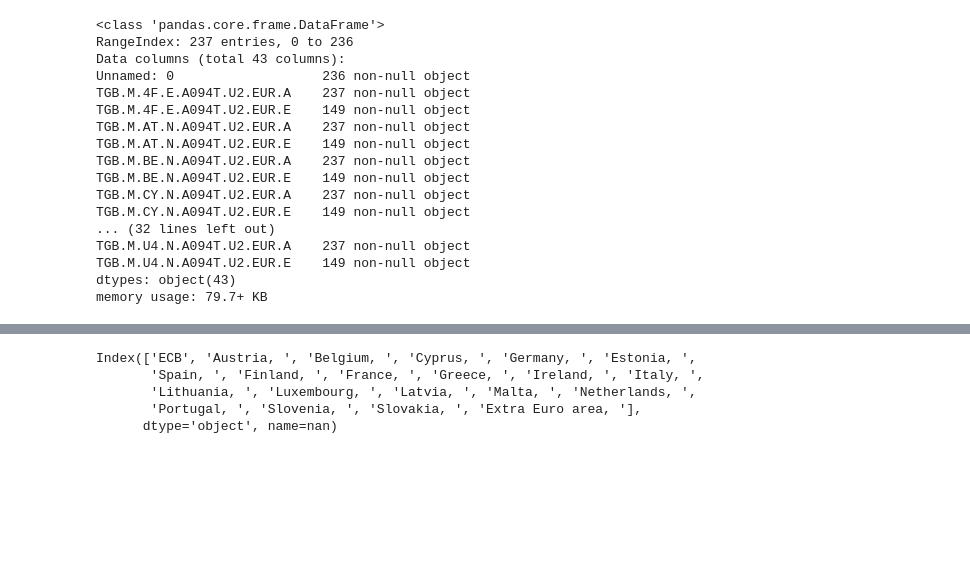
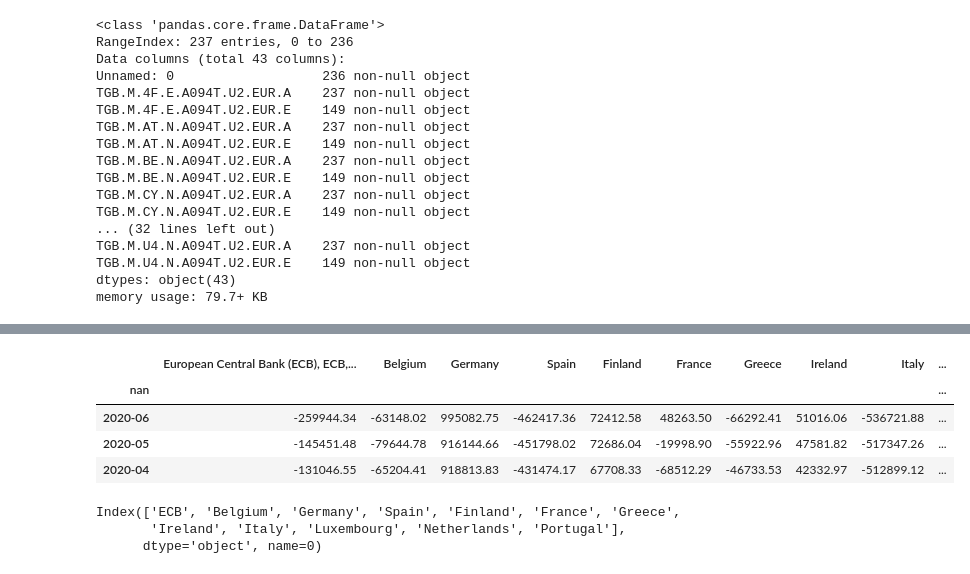
Before and after one commit to claudia-chehade/economy_matters, a Jupyter notebook: _notebooks/2020-08-24-target2.ipynb, the cells around one changed output, grey strips where cells are left out. Saved outputs shown, nothing was run; the diff lists cells and outputs as text; code cells hidden in the pictures; blank space fills up the shorter version.

```diff
--- a/_notebooks/2020-08-24-target2.ipynb
+++ b/_notebooks/2020-08-24-target2.ipynb
@@ -143,7 +54,0 @@ df_average
-# %%
-# hide
-# shorten second line to country names
-suffix = 'NCBs, Average of observations through period'
-#df_average.columns = df_average.columns.apply(lambda x: x[:-len(suffix)] if x.endswith(suffix) else x)
-df_average.rename(columns=lambda x: x[:-len(suffix)] if x.endswith(suffix) else x, inplace=True)
-df_average
@@ -165,11 +74,60 @@ df_average
+# %%
+# hide
+def convert_month(date : str):
+    # 2020Jun
+    year = date[0:4]
+    month = date[4:]
+    datetime_object = datetime.datetime.strptime(month, "%b")
+    month_number = datetime_object.month
+    return f'{year}-{month_number}' if month_number > 9 else f'{year}-0{month_number}'
+
+def reduce_data(df_data, suffix, columns_to_be_dropped=None, countries_to_be_dropped=None):
+    df_data_reduced = df_data.copy()
+    # split into two dataframes with average and end of period
+    if columns_to_be_dropped:
+        df_data_reduced.drop(columns_to_be_dropped, axis=1, inplace=True)
+
+    # drop lines with units and category
+    df_data_reduced.drop(index=1, axis=0, inplace=True)
+    df_data_reduced.drop(index=2, axis=0, inplace=True)
+
+    # set countries as column header
+    df_data_reduced.columns = df_data_reduced.iloc[0]
+
+    # drop countries (now duplicated line)
+    df_data_reduced.drop(df_data_reduced.index[0], inplace=True)
+
+    # set month columns as index
+    df_data_reduced.set_index(list(df_data_reduced.columns[[0]]), inplace=True)
+
+    # remove all other stuff from country columns header
+    df_data_reduced.rename(columns=lambda x: x[:-len(suffix)] if x.endswith(suffix) else x, inplace=True)
+
+    # drop countries with low target2 saldos
+    if countries_with_low_target2:
+        df_data_reduced.drop(countries_with_low_target2, axis=1, inplace=True)
+    return df_data_reduced
+
+df_average = reduce_data(df_target2, ', NCBs, Average of observations through period', columns_e, countries_with_low_target2)
+df_end_period = reduce_data(df_target2, ', NCBs, End of period', columns_a, countries_with_low_target2)
+
+# change indices to numerical values
+df_average = df_average.rename(index = lambda x: convert_month(x))
+df_end_period = df_end_period.rename(index = lambda x: convert_month(x))
+
+df_end_period.head(3)
+# %% [output]
+|  | European Central Bank (ECB), ECB,... | Belgium | Germany | Spain | Finland | France | Greece | Ireland | Italy | ... |
+| nan |  |  |  |  |  |  |  |  |  | ... |
+| 2020-06 | -259944.34 | -63148.02 | 995082.75 | -462417.36 | 72412.58 | 48263.50 | -66292.41 | 51016.06 | -536721.88 | ... |
+| 2020-05 | -145451.48 | -79644.78 | 916144.66 | -451798.02 | 72686.04 | -19998.90 | -55922.96 | 47581.82 | -517347.26 | ... |
+| 2020-04 | -131046.55 | -65204.41 | 918813.83 | -431474.17 | 67708.33 | -68512.29 | -46733.53 | 42332.97 | -512899.12 | ... |
 # %%
 # hide
 df_average.rename(columns={'European Central Bank (ECB), ECB, Average of observations through period': 'ECB'}, inplace=True)
+df_end_period.rename(columns={'European Central Bank (ECB), ECB, End of period': 'ECB'}, inplace=True)
+df_end_period.columns
+# %% [output]
+Index(['ECB', 'Belgium', 'Germany', 'Spain', 'Finland', 'France', 'Greece',
+       'Ireland', 'Italy', 'Luxembourg', 'Netherlands', 'Portugal'],
+      dtype='object', name=0)
-# %%
-df_average.columns
-# %% [output]
-Index(['ECB', 'Austria, ', 'Belgium, ', 'Cyprus, ', 'Germany, ', 'Estonia, ',
-       'Spain, ', 'Finland, ', 'France, ', 'Greece, ', 'Ireland, ', 'Italy, ',
-       'Lithuania, ', 'Luxembourg, ', 'Latvia, ', 'Malta, ', 'Netherlands, ',
-       'Portugal, ', 'Slovenia, ', 'Slovakia, ', 'Extra Euro area, '],
-      dtype='object', name=nan)
```
Also changed, not shown: parts of 28 cells of this notebook, 2 other files.
